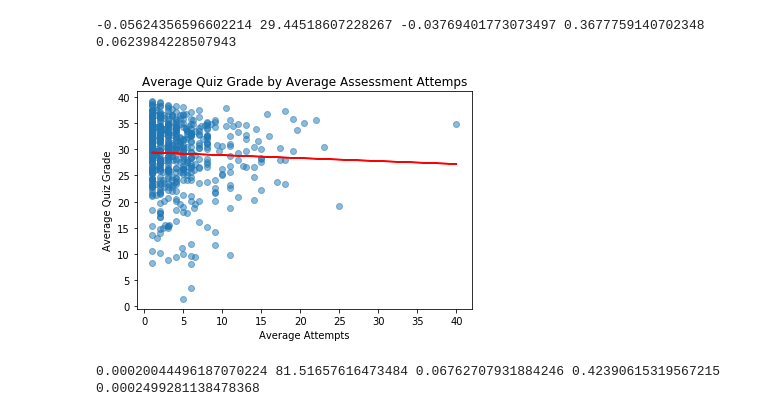
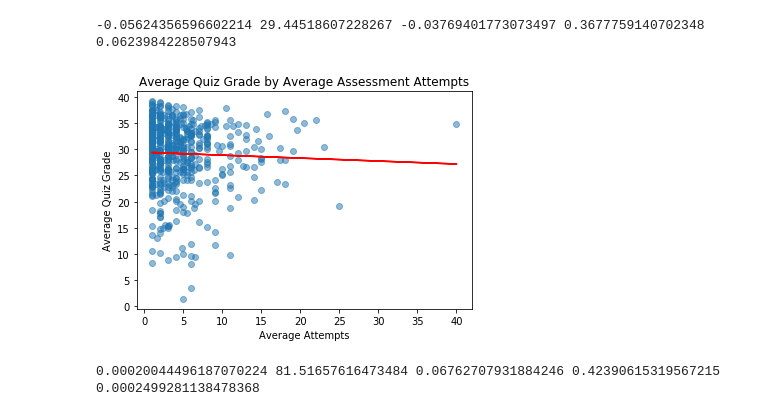
Before and after one commit to erowe99/springboard, a Jupyter notebook: Unit 6/Statistical Analysis.ipynb, the cells around one changed output. Cells and saved outputs as stored; diff of their text form; code cells hidden in the pictures.

```diff
--- a/Unit 6/Statistical Analysis.ipynb
+++ b/Unit 6/Statistical Analysis.ipynb
@@ -359,12 +360,12 @@ print(slope, intercept, r_value, p_value, std_err)
 # %%
 _ = plt.scatter(x, y, alpha = 0.5)
 _ = plt.plot(x, intercept + slope * x, color = 'red')
-_ = plt.title('Average Quiz Grade by Average Assessment Attemps')
+_ = plt.title('Average Quiz Grade by Average Assessment Attempts')
 _ = plt.xlabel('Average Attempts')
 _ = plt.ylabel('Average Quiz Grade')
-plt.show()
+_ = plt.savefig('figures/Average Quiz Grade by Average Assessment Attempts.png')
 # %% [output]
-[figure, old version]
+[figure, new version]
 # %%
 """
 RESULTS:
```
Also changed, not shown: parts of 21 cells of this notebook, 21 other files.
